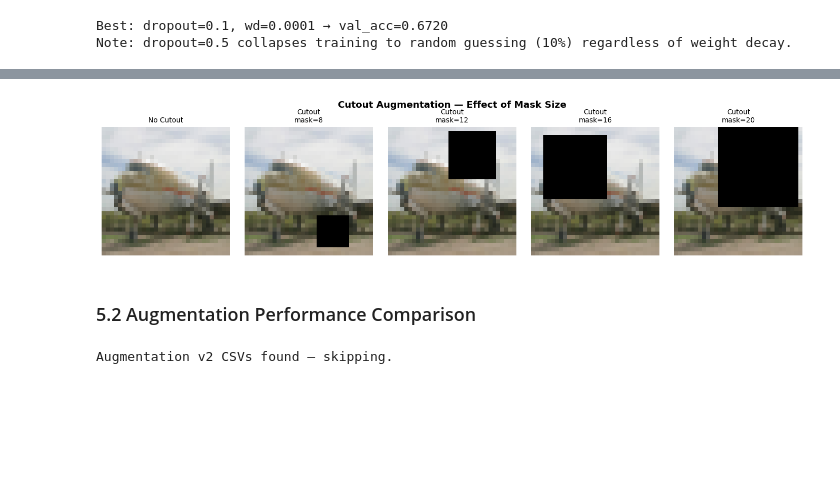
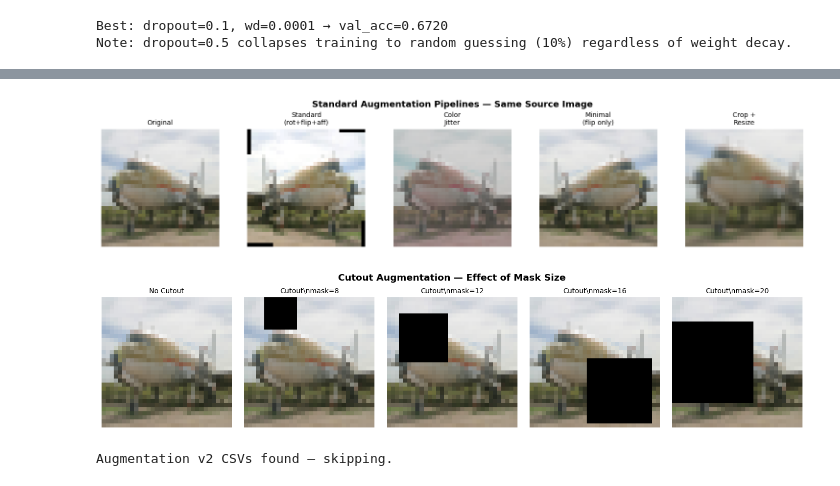
Before and after one commit to telechubby/cinic10-cnn-project, a Jupyter notebook: notebooks/project1_v2.ipynb, the cells around one changed output, grey strips where cells are left out. Saved outputs shown, nothing was run; the diff lists cells and outputs as text; code cells hidden in the pictures; blank space fills up the shorter version.

```diff
--- a/notebooks/project1_v2.ipynb
+++ b/notebooks/project1_v2.ipynb
@@ -570,5 +459,20 @@ plt.show()
+# %%
+# Render all standard augmentation variants side by side on the same image
+set_seeds(SEEDS[0])
+fig, axes = plt.subplots(1, len(augmentation_pipelines), figsize=(14, 3))
+fig.suptitle('Standard Augmentation Pipelines — Same Source Image', fontsize=12, fontweight='bold')
+for ax, (name, transform) in zip(axes, augmentation_pipelines.items()):
+    tensor = transform(src)
+    ax.imshow(tensor.permute(1, 2, 0).numpy().clip(0, 1))
+    ax.set_title(name, fontsize=9)
+    ax.axis('off')
+plt.tight_layout()
+plt.savefig(RESULTS / 'aug_standard_vis.png', bbox_inches='tight')
+plt.show()
+# %% [output]
+[figure, added]
 # %%
-# Cutout: zero-out a random square patch of the image
+# Helper: randomly place a solid-grey cutout mask of given size on a tensor
 def apply_cutout(img_tensor, mask_size):
     result = img_tensor.clone()
     _, h, w = result.shape
@@ -578,26 +482,25 @@ def apply_cutout(img_tensor, mask_size):
     x1, x2 = max(0, cx - mask_size // 2), min(w, cx + mask_size // 2)
     result[:, y1:y2, x1:x2] = 0.0
     return result
-
-base_tensor = T.Compose([T.Resize((32, 32)), T.ToTensor()])(src)
-set_seeds(SEEDS[0])
-variants = {'No Cutout': base_tensor}
-for sz in [8, 12, 16, 20]:
-    variants[f'Cutout\nmask={sz}'] = apply_cutout(base_tensor.clone(), sz)
-
-fig, axes = plt.subplots(1, len(variants), figsize=(13, 3))
-fig.suptitle('Cutout Augmentation — Effect of Mask Size', fontsize=12, fontweight='bold')
-for ax, (name, tensor) in zip(axes, variants.items()):
-    ax.imshow(tensor.permute(1, 2, 0).numpy().clip(0, 1))
-    ax.set_title(name, fontsize=9)
-    ax.axis('off')
-plt.tight_layout()
-plt.savefig(RESULTS / 'aug_cutout_vis.png', bbox_inches='tight')
-plt.show()
-# %% [output]
-[figure, removed]
-# %% [markdown]
-### 5.2 Augmentation Performance Comparison
+# %%
+# Visualise cutout at mask sizes 8 / 12 / 16 / 20 on the same base image
+base_tensor = T.Compose([T.Resize((32, 32)), T.ToTensor()])(src)
+set_seeds(SEEDS[0])
+variants = {'No Cutout': base_tensor}
+for sz in [8, 12, 16, 20]:
+    variants[f'Cutout\\nmask={sz}'] = apply_cutout(base_tensor.clone(), sz)
+
+fig, axes = plt.subplots(1, len(variants), figsize=(13, 3))
+fig.suptitle('Cutout Augmentation \u2014 Effect of Mask Size', fontsize=12, fontweight='bold')
+for ax, (name, tensor) in zip(axes, variants.items()):
+    ax.imshow(tensor.permute(1, 2, 0).numpy().clip(0, 1))
+    ax.set_title(name, fontsize=9)
+    ax.axis('off')
+plt.tight_layout()
+plt.savefig(RESULTS / 'aug_cutout_vis.png', bbox_inches='tight')
+plt.show()
+# %% [output]
+[figure, added]
 # %%
 # ── Generate augmentation CSVs (skip if already present) ─────────────────────
 _aug_paths = [RESULTS / 'aug_v2_standard.csv', RESULTS / 'aug_v2_advanced.csv']
```
Also changed, not shown: parts of 104 cells of this notebook, 1 other file.
